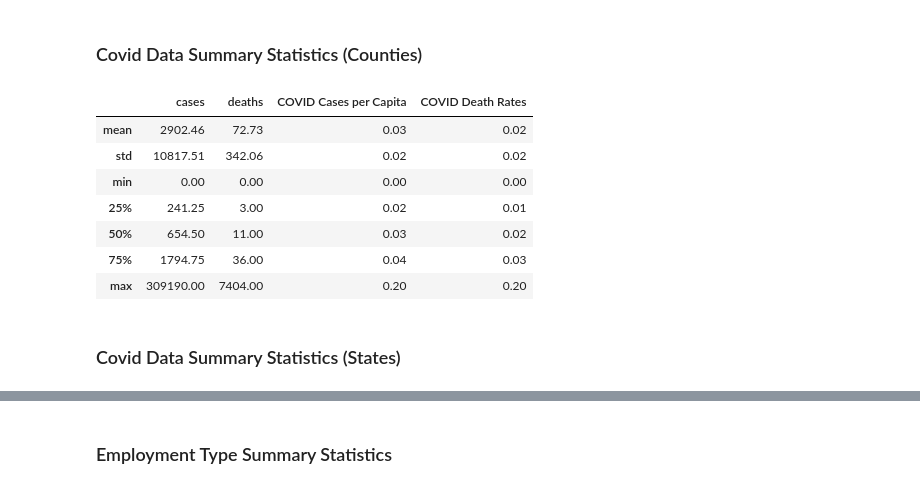
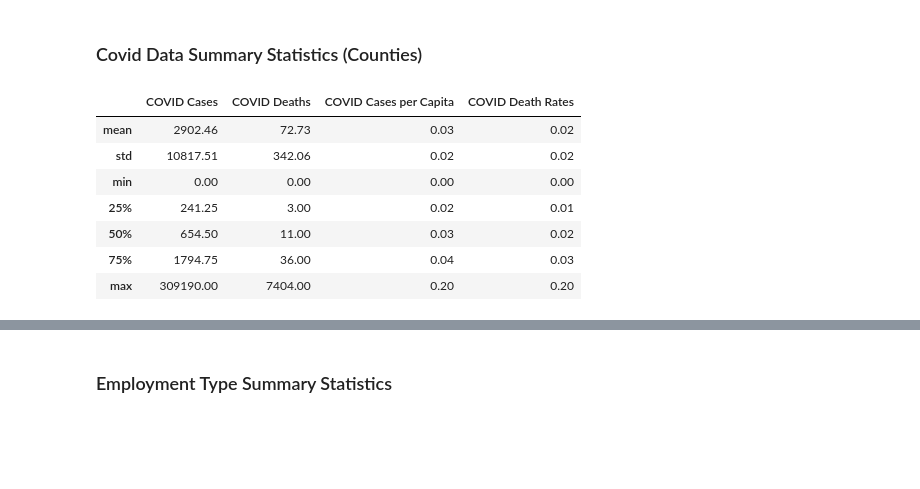
Before and after one commit to anoornazri/225-Project-1, a Jupyter notebook: Project 1.ipynb, the cells around one changed output, grey strips where cells are left out. Cells and saved outputs as stored; diff of their text form; code cells hidden in the pictures; blank space fills up the shorter version.

```diff
--- a/Project 1.ipynb
+++ b/Project 1.ipynb
@@ -137,8 +139,8 @@ county_new = county_new.rename(columns={"FamilyWork": '% in Family Work'})
 county_new = county_new.rename(columns={"IncomePerCap": 'Income Per Capita'})
 county_new = county_new.rename(columns={"Poverty": 'Poverty Rate'})
 county_new = county_new.rename(columns={"county": 'County'})
-county_new = county_new.rename(columns={"cases": 'Cases'})
-county_new = county_new.rename(columns={"deaths": 'Deaths'})
+county_new = county_new.rename(columns={"cases": 'COVID Cases'})
+county_new = county_new.rename(columns={"deaths": 'COVID Deaths'})
 county_new = county_new.rename(columns={"state": 'State'})
 county_new.reset_index(drop=True, inplace=True)
 county_new
@@ -204,11 +225,11 @@ This will be seperated into two types of summary statistics, numerical and categ
 # %% [markdown]
 ### Covid Data Summary Statistics (Counties)
 # %%
-covid_sum_stats = county_new[['Cases','Deaths','COVID Cases per Capita','COVID Death Rates']].describe()
+covid_sum_stats = county_new[['COVID Cases','COVID Deaths','COVID Cases per Capita','COVID Death Rates']].describe()
 covid_sum_stats.drop('count', inplace=True)
 covid_sum_stats.round(decimals=2)
 # %% [output]
-|  | cases | deaths | COVID Cases per Capita | COVID Death Rates |
+|  | COVID Cases | COVID Deaths | COVID Cases per Capita | COVID Death Rates |
 | mean | 2902.46 | 72.73 | 0.03 | 0.02 |
 | std | 10817.51 | 342.06 | 0.02 | 0.02 |
 | min | 0.00 | 0.00 | 0.00 | 0.00 |
@@ -216,5 +237,3 @@ covid_sum_stats.round(decimals=2)
 | 50% | 654.50 | 11.00 | 0.03 | 0.02 |
 | 75% | 1794.75 | 36.00 | 0.04 | 0.03 |
 | max | 309190.00 | 7404.00 | 0.20 | 0.20 |
-# %% [markdown]
-### Covid Data Summary Statistics (States)
```
Also changed, not shown: parts of 18 cells of this notebook.
